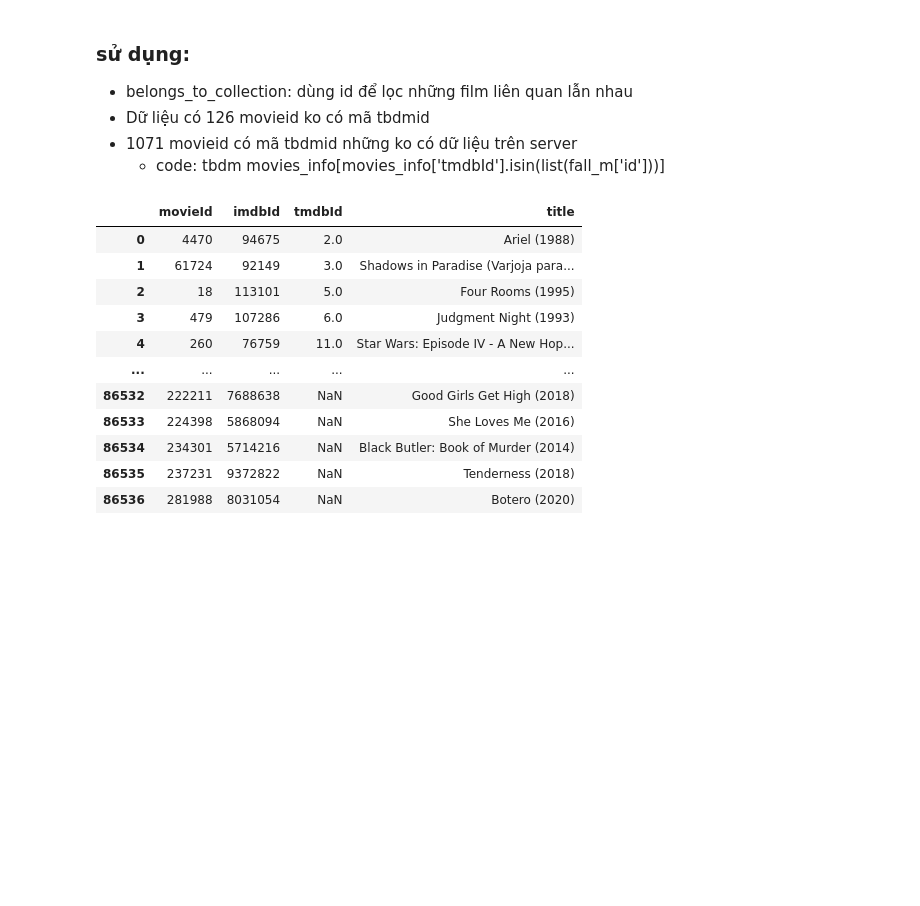
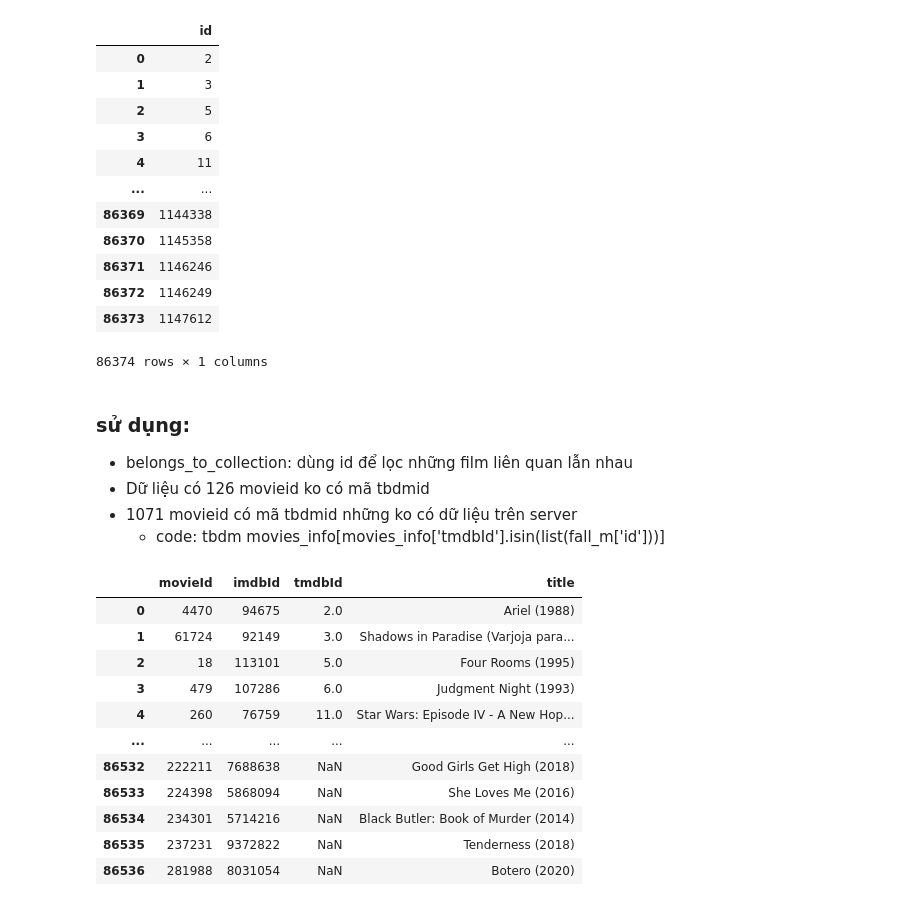
Before and after one commit to DK-Hieu/PTPM_project, a Jupyter notebook: PTPM_data_db.ipynb, the cells around one changed output. Drawn from its saved outputs; the diff is of its cells as text; code cells hidden in the pictures; blank space fills up the shorter version.

```diff
--- a/PTPM_data_db.ipynb
+++ b/PTPM_data_db.ipynb
@@ -89 +129,25 @@ sql_json
+# %%
+    connSQL = connUAT
+    sql_query = '''
+            select distinct tmdbid id from staging.stg_links
+            where tmdbid is not null
+            order by tmdbid
+            '''
+    list_sql_all = selectdf(sql_query,connSQL)
+    list_sql_all.sort_values(by='id',inplace=True)
+    list_sql_all
+# %% [output]
+|  | id |
+| 0 | 2 |
+| 1 | 3 |
+| 2 | 5 |
+| 3 | 6 |
+| 4 | 11 |
+| ... | ... |
+| 86369 | 1144338 |
+| 86370 | 1145358 |
+| 86371 | 1146246 |
+| 86372 | 1146249 |
+| 86373 | 1147612 |
+86374 rows × 1 columns
 # %%
```
Also changed, not shown: parts of 15 cells of this notebook, 2 other files.
